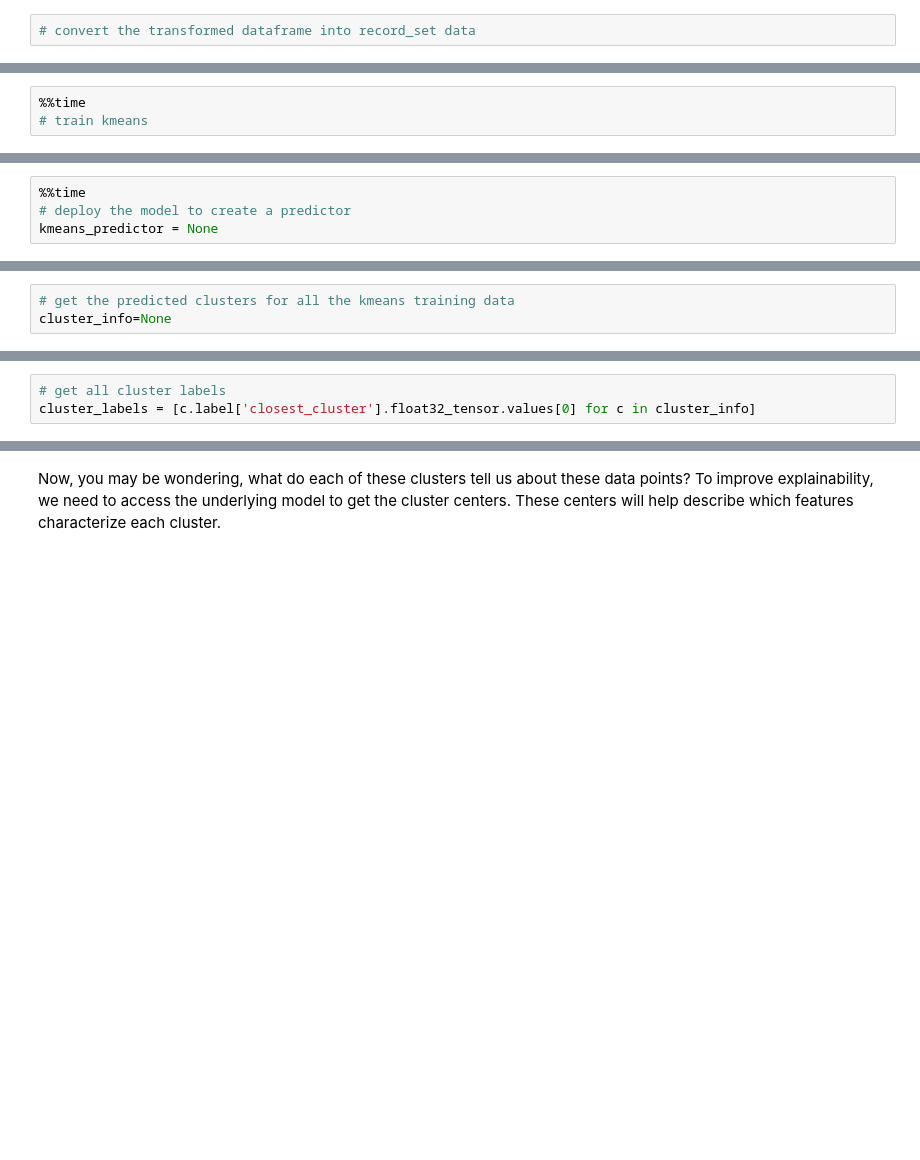
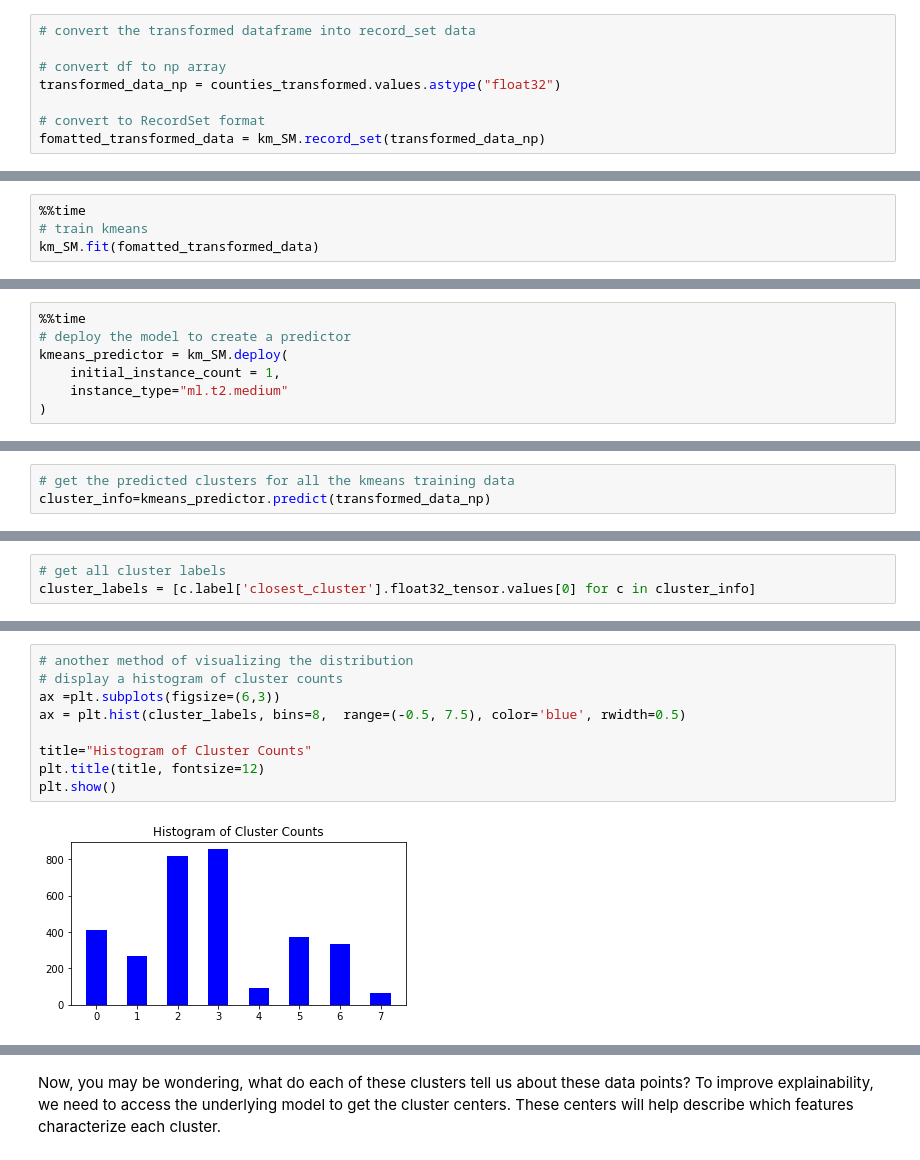
Before and after one commit to zhengjxu/ML_SageMaker_Studies, a Jupyter notebook: Population_Segmentation/Pop_Segmentation_Exercise.ipynb, the cells around one changed output, grey strips where cells are left out. Cells and saved outputs as stored; diff of their text form; blank space fills up the shorter version.

```diff
--- a/Population_Segmentation/Pop_Segmentation_Exercise.ipynb
+++ b/Population_Segmentation/Pop_Segmentation_Exercise.ipynb
@@ -896,3 +941,9 @@ A distance elbow can be seen around 8 when the distance starts to increase and t
 Just as before, you should convert the `counties_transformed` df into a numpy array and then into a RecordSet. This is the required format for passing training data into a `KMeans` model.
 # %%
 # convert the transformed dataframe into record_set data
+
+# convert df to np array
+transformed_data_np = counties_transformed.values.astype("float32")
+
+# convert to RecordSet format
+fomatted_transformed_data = km_SM.record_set(transformed_data_np)
@@ -903,3 +958,4 @@ Pass in the formatted training data and train the k-means model.
 # %%
 %%time
 # train kmeans
+km_SM.fit(fomatted_transformed_data)
@@ -910,4 +986,7 @@ Deploy the trained model to create a `kmeans_predictor`.
 # %%
 %%time
 # deploy the model to create a predictor
-kmeans_predictor = None
+kmeans_predictor = km_SM.deploy(
+    initial_instance_count = 1,
+    instance_type="ml.t2.medium"
+)
@@ -917,4 +1000,4 @@ kmeans_predictor = None
 After deploying the model, you can pass in the k-means training data, as a numpy array, and get resultant, predicted cluster labels for each data point.
 # %%
 # get the predicted clusters for all the kmeans training data
-cluster_info=None
+cluster_info=kmeans_predictor.predict(transformed_data_np)
@@ -945,0 +1085,11 @@ print(cluster_df)
+# %%
+# another method of visualizing the distribution
+# display a histogram of cluster counts
+ax =plt.subplots(figsize=(6,3))
+ax = plt.hist(cluster_labels, bins=8,  range=(-0.5, 7.5), color='blue', rwidth=0.5)
+
+title="Histogram of Cluster Counts"
+plt.title(title, fontsize=12)
+plt.show()
+# %% [output]
+[figure, added]
```
Also changed, not shown: parts of 28 cells of this notebook, 1 other file.
